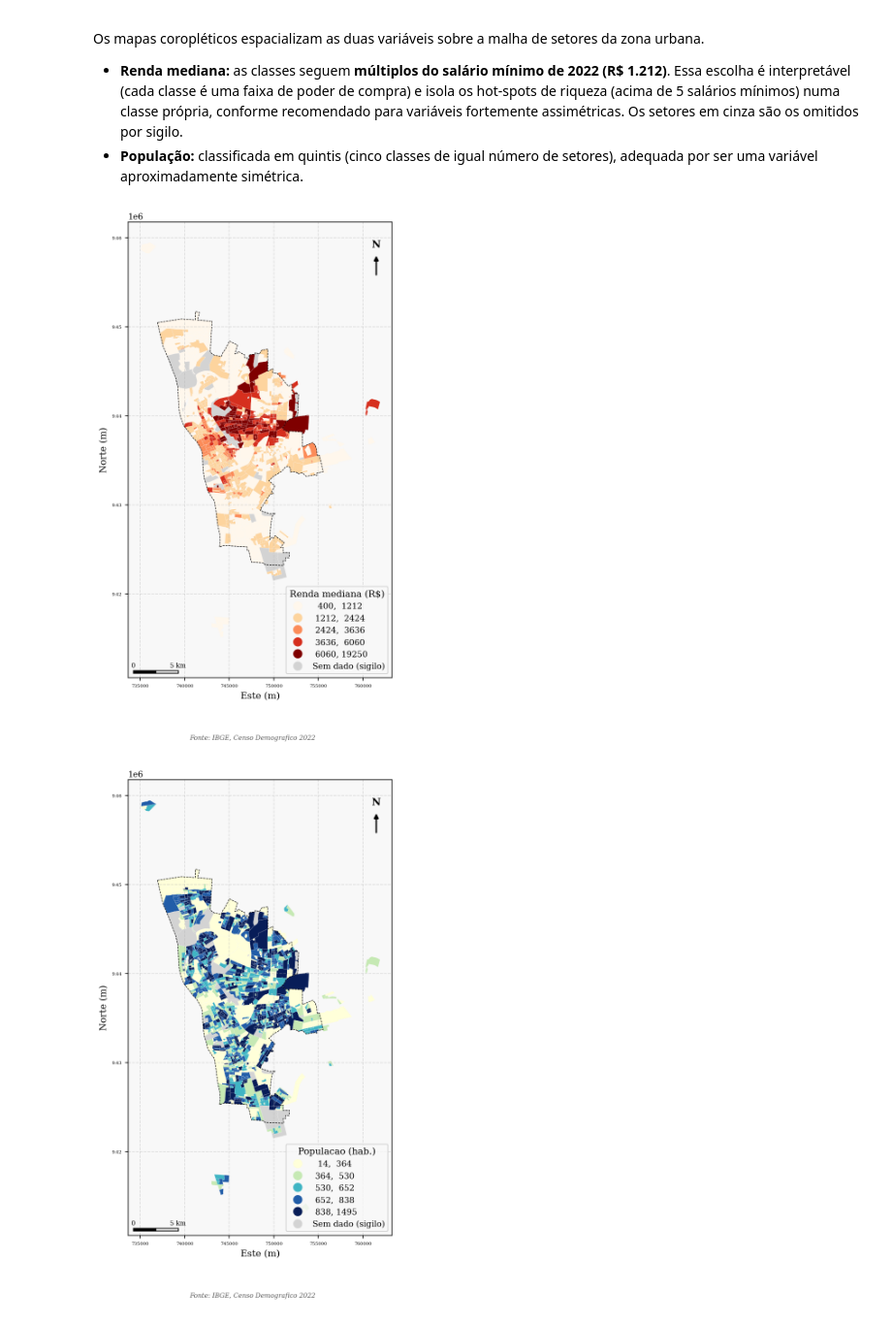
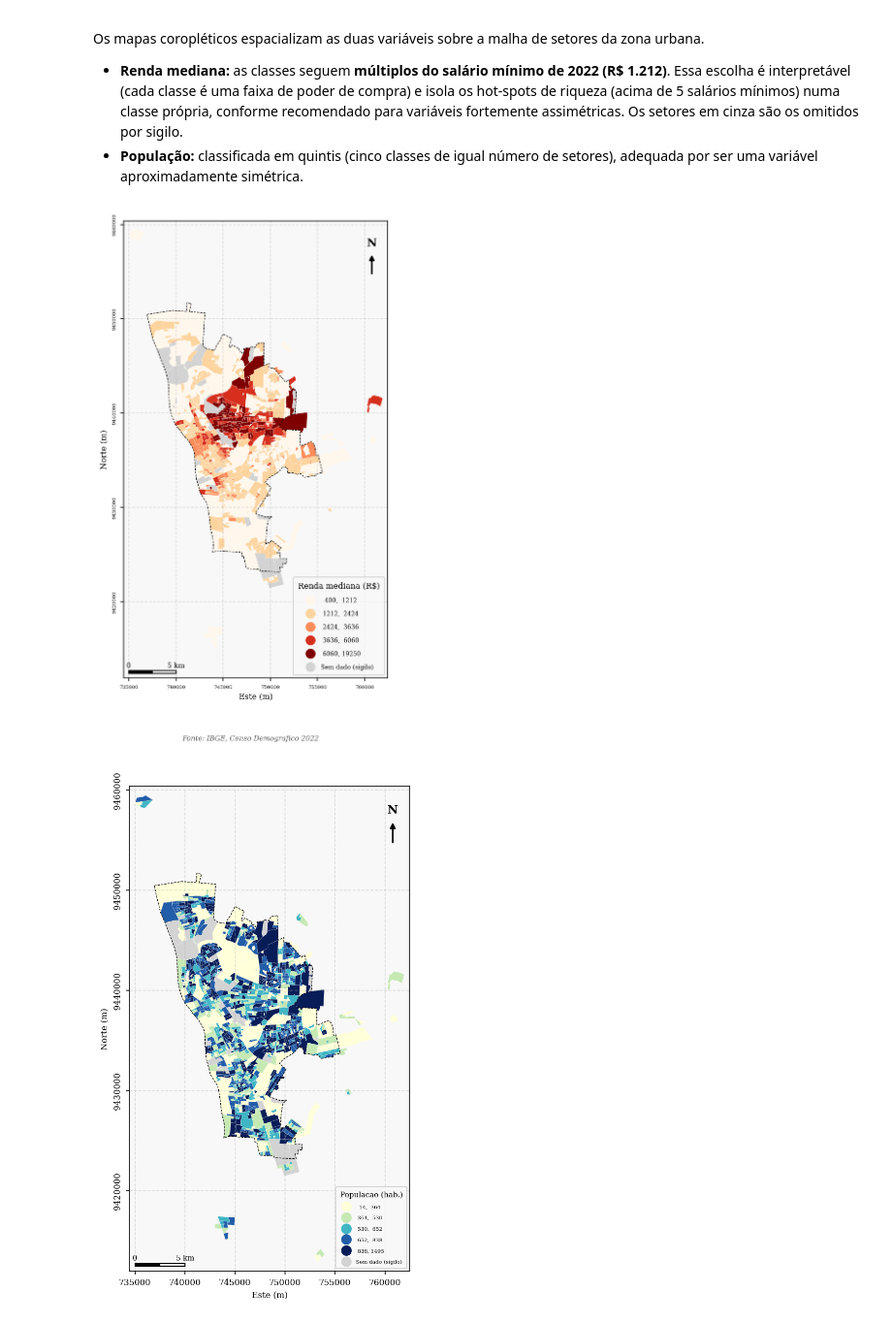
Before and after one commit to felipedantas-pi/ae2sfca-ubs, a Jupyter notebook: notebooks/01.5_AED_Socioeconomica.ipynb, the cells around one changed output. Shown at 97% size. Saved outputs shown, nothing was run; the diff lists cells and outputs as text; code cells hidden in the pictures.

Commit message:
ajuste o tamanho da legenda das imagens

```diff
--- a/notebooks/01.5_AED_Socioeconomica.ipynb
+++ b/notebooks/01.5_AED_Socioeconomica.ipynb
@@ -194,7 +207,8 @@ bins = [1 * SM_2022, 2 * SM_2022, 3 * SM_2022, 5 * SM_2022,
 
 zona = gpd.read_parquet(EXT_IBGE / "teresina_zonaUrbana_utm.parquet").to_crs(CRS_METRICO)
 
-fig, ax = plt.subplots(figsize=(9, 9))
+# Mantemos a definição da Folha A5 Retrato na criação da figura
+fig, ax = plt.subplots(figsize=(5.8, 8.3))
 setores.plot(
     ax=ax, column="renda_mediana", scheme="UserDefined",
     classification_kwds={"bins": bins}, cmap="OrRd", legend=True,
@@ -203,25 +217,39 @@ setores.plot(
     missing_kwds={"color": "lightgrey", "label": "Sem dado (sigilo)"},
 )
 zona.boundary.plot(ax=ax, color="black", ls="--", lw=0.6)
+
+formatar_eixos_mapa(ax)                  # Aplica a rotação, fontes e remove o 1e6
+ajustar_zoom_camada(ax, setores)         # Elimina o espaço em branco superior/inferior
 moldura_mapa(ax, "", "IBGE, Censo Demografico 2022")
-barra_escala(ax); seta_norte(ax)
+barra_escala(ax)
+seta_norte(ax)
+
 fig.savefig(FIGURAS_NB / "mapa_renda_mediana.png", dpi=300, bbox_inches="tight")
 plt.show()
 # %% [output]
-[figure, old version]
+[figure, new version]
 # %%
 # -- 6. MAPA: POPULACAO (quintis) --------------------------------------------
-fig, ax = plt.subplots(figsize=(9, 9))
+fig, ax = plt.subplots(figsize=(5.8, 8.3))
 setores.plot(
     ax=ax, column="populacao", scheme="Quantiles", k=5, cmap="YlGnBu", legend=True,
-    legend_kwds={"title": "Populacao (hab.)", "loc": "lower right", "fmt": "{:.0f}"},
+    legend_kwds={
+        "title": "Populacao (hab.)",
+        "loc": "lower right",
+        "fmt": "{:.0f}",
+    },
     edgecolor="white", linewidth=0.1,
     missing_kwds={"color": "lightgrey", "label": "Sem dado (sigilo)"},
 )
 zona.boundary.plot(ax=ax, color="black", ls="--", lw=0.6)
-moldura_mapa(ax, "", "IBGE, Censo Demografico 2022")
-barra_escala(ax); seta_norte(ax)
+
+formatar_eixos_mapa(ax)                  # Aplica a rotação, fontes e remove o 1e6
+ajustar_zoom_camada(ax, setores)         # Elimina o espaço em branco superior/inferior
+# moldura_mapa(ax, "", "IBGE, Censo Demografico 2022")
+barra_escala(ax)
+seta_norte(ax)
+
 fig.savefig(FIGURAS_NB / "mapa_populacao.png", dpi=300, bbox_inches="tight")
 plt.show()
 # %% [output]
-[figure, old version]
+[figure, new version]
```
Also changed, not shown: parts of 3 cells of this notebook, 3 other files.
